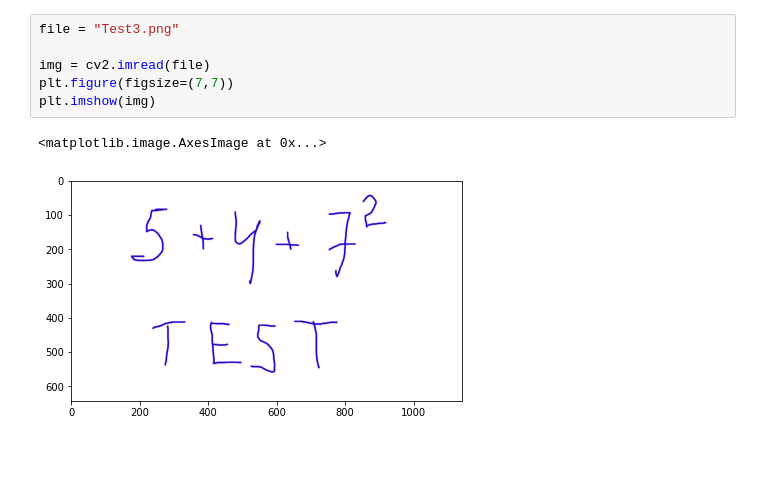
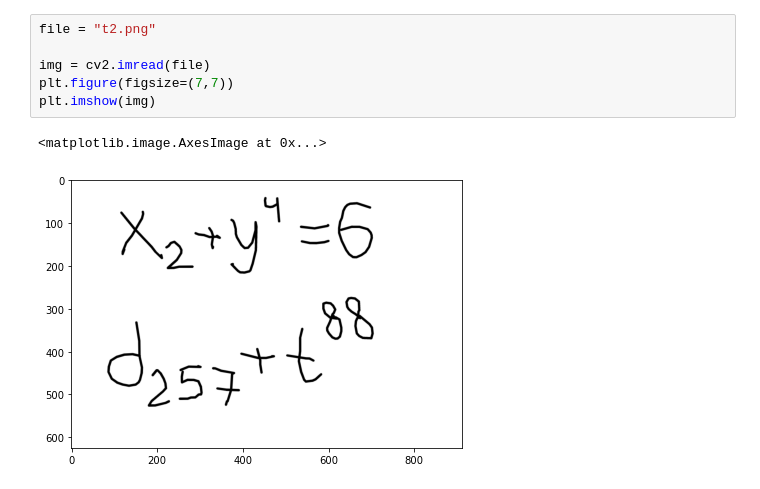
Before and after one commit to rukubrakov/CV_project, a Jupyter notebook: Tests_with_dn.ipynb, the cells around one changed output. Saved outputs shown, nothing was run; the diff lists cells and outputs as text; blank space fills up the shorter version.

```diff
--- a/Tests_with_dn.ipynb
+++ b/Tests_with_dn.ipynb
@@ -6,12 +46,12 @@ import pandas as pd
 # %%
-file = "Test3.png"
+file = "t2.png"
 
 img = cv2.imread(file)
 plt.figure(figsize=(7,7))
 plt.imshow(img)
 # %% [output]
 <matplotlib.image.AxesImage at 0x...>
-[figure, old version]
+[figure, new version]
 # %%
 def cont_sort(cnts, method="l_r"):
     if method == "r_l":
```
Also changed, not shown: parts of 15 cells of this notebook.
